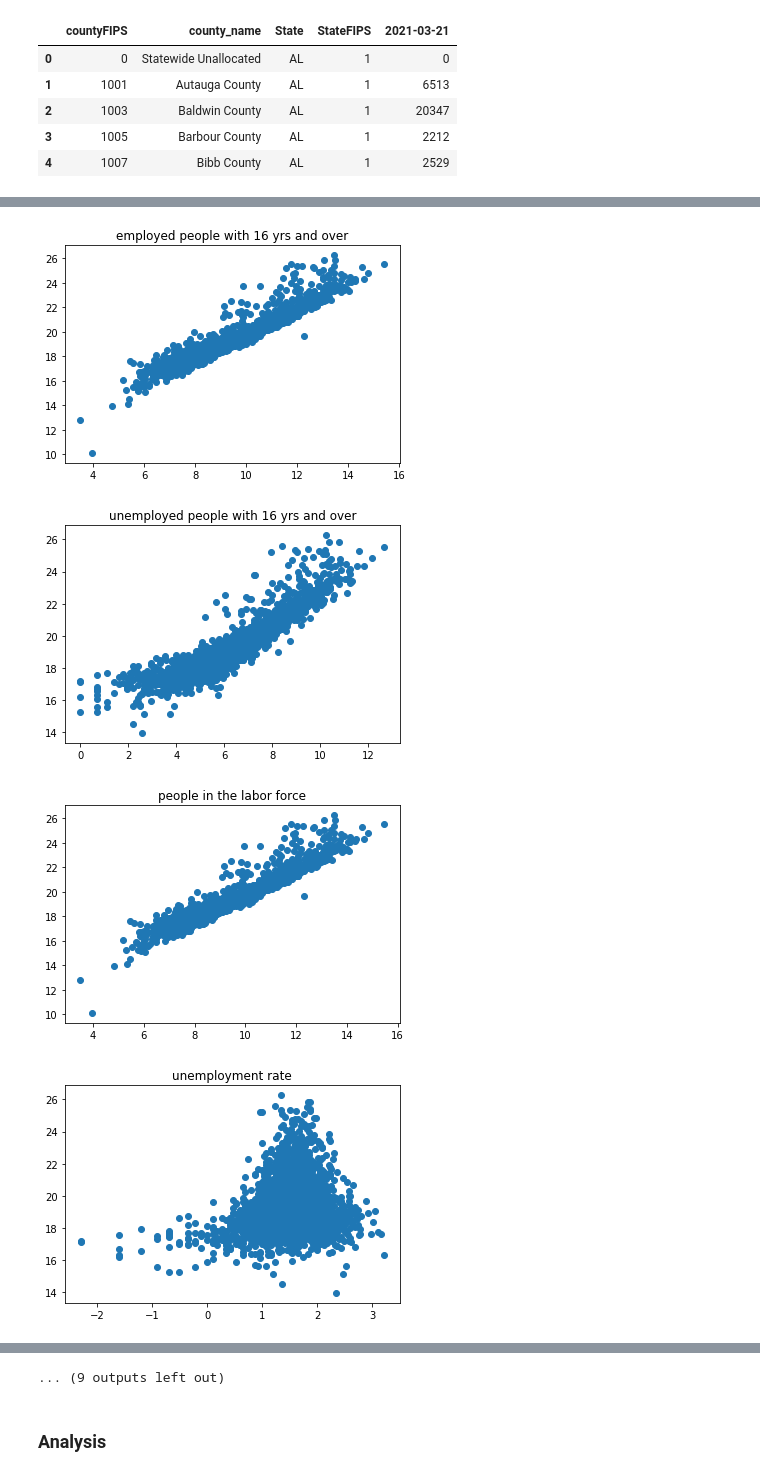
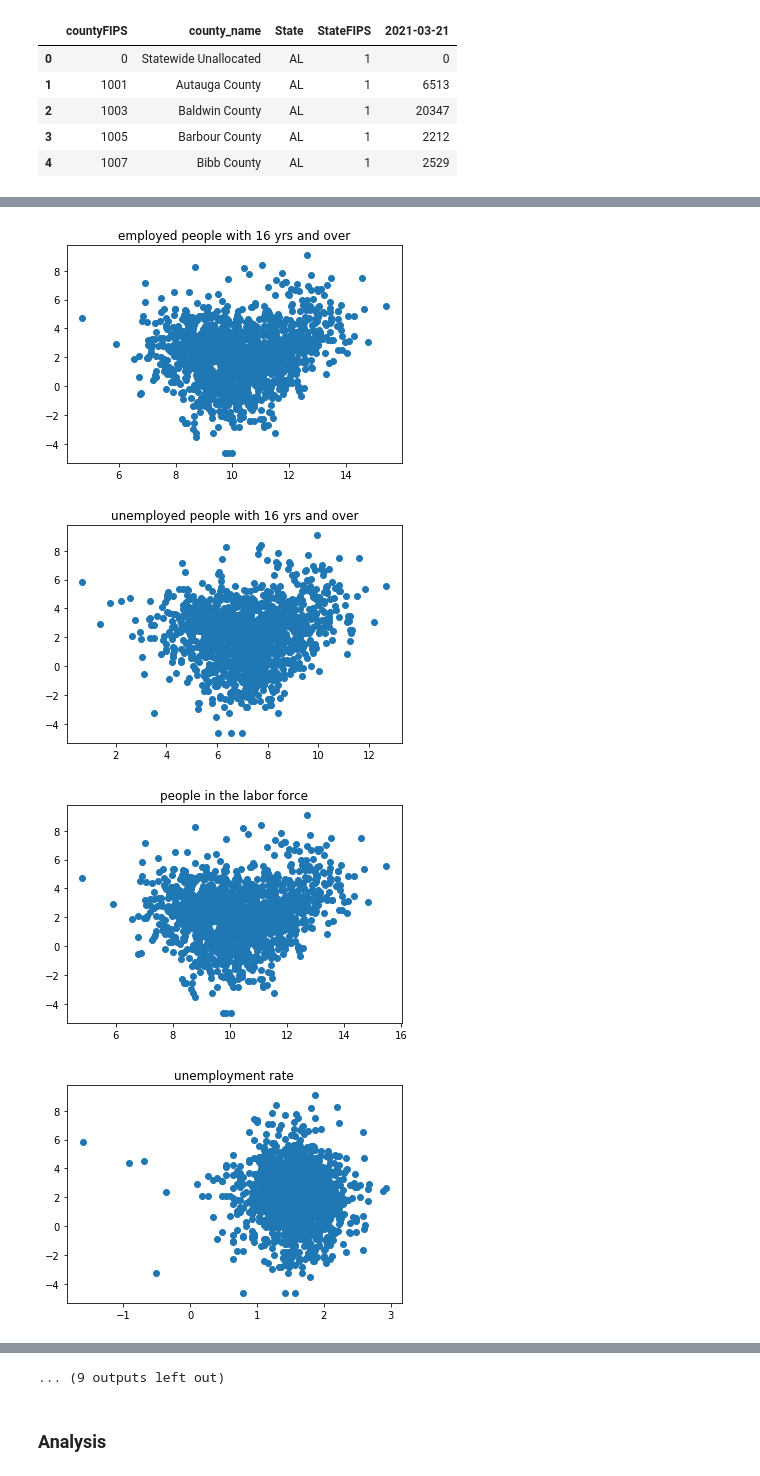
Before and after one commit to HenryDorsey/ConsultingProject, a Jupyter notebook: InfectSpendAnalysis.ipynb, the cells around one changed output, grey strips where cells are left out. Cells and saved outputs as stored; diff of their text form; code cells hidden in the pictures.

```diff
--- a/InfectSpendAnalysis.ipynb
+++ b/InfectSpendAnalysis.ipynb
@@ -25,6 +25,6 @@ pd.set_option('display.max_columns', None)
 # %% [markdown]
 Can load pickled df at the bottom of notebook
 # %%
-county_spending = geo_search()
+county_spending = get_county_spending()
 covid_cases = pd.read_csv('covid_confirmed_usafacts.csv')
 ACS_data = pd.read_csv("newACS.csv", index_col=0)
@@ -149,11 +175,11 @@ x[x['county_name'].str.startswith('Hampton')]
 # %%
 for i in df.columns[:21]:
 
-    plt.scatter(np.log(df[i]), np.log(df['aggregated_amount']))
+    plt.scatter(np.log(df[i]), np.log(df['per_capita']))
     plt.title(i)
     plt.show()
 # %% [output]
-[figure, old version]
+[figure, new version]
-[figure, old version]
+[figure, new version]
-[figure, old version]
+[figure, new version]
-[figure, old version]
+[figure, new version]
```
Also changed, not shown: parts of 10 cells of this notebook, 1 other file.
